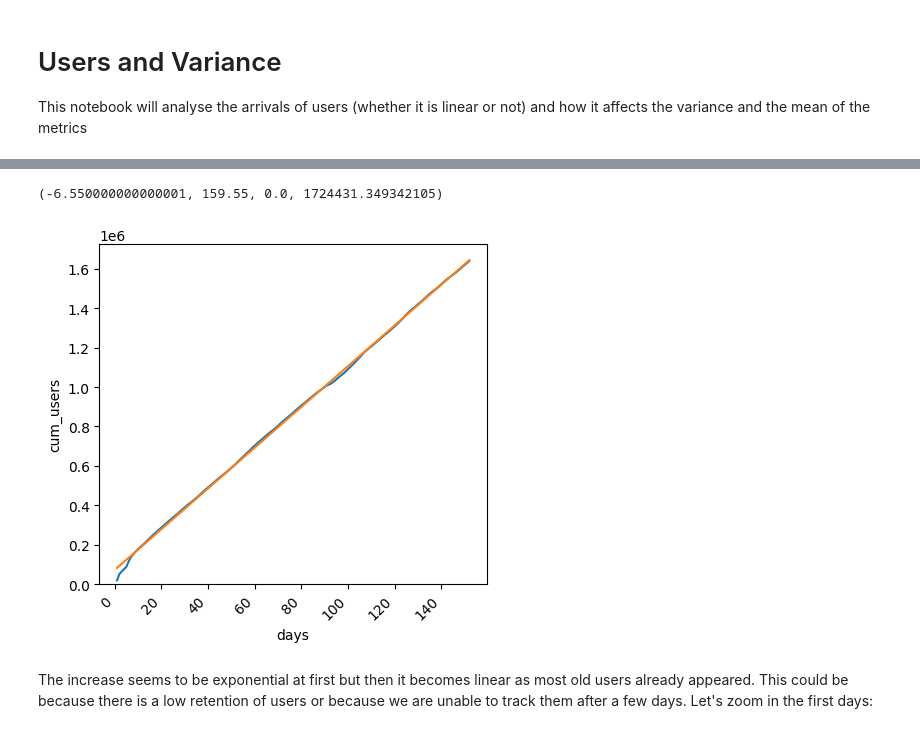
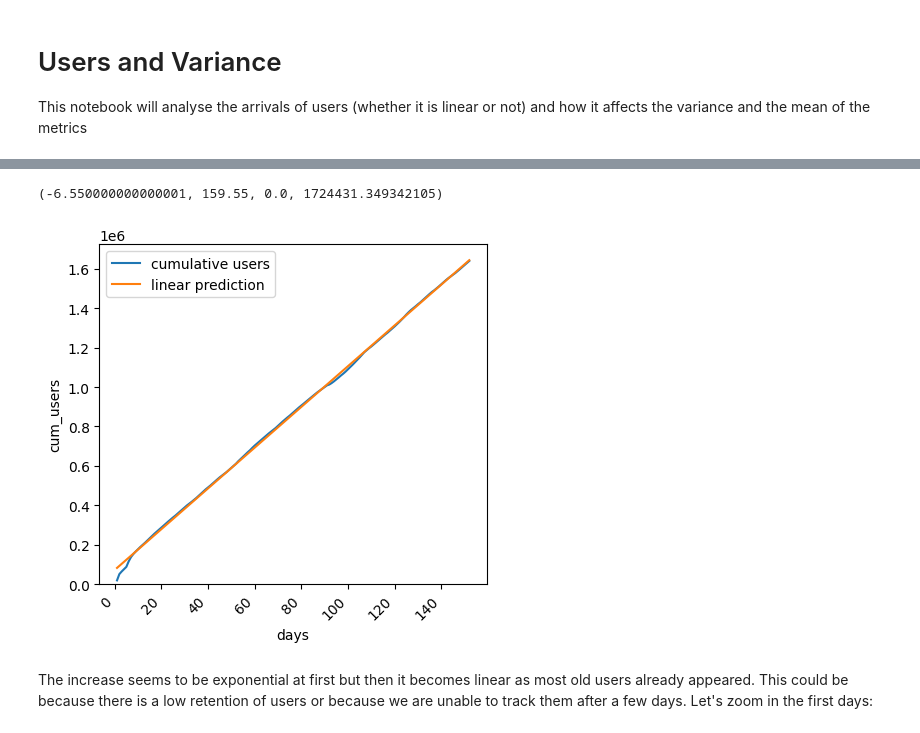
Before and after one commit to Bati-bot/Design-of-experiments-DOE, a Jupyter notebook: users_and_variance.ipynb, the cells around one changed output, grey strips where cells are left out. Saved outputs shown, nothing was run; the diff lists cells and outputs as text; code cells hidden in the pictures.

```diff
--- a/users_and_variance.ipynb
+++ b/users_and_variance.ipynb
@@ -69,17 +69,17 @@ cum_users["days"] = (pd.to_datetime(cum_users["date"]) - pd.to_datetime(cum_user
 # %%
 lr = LinearRegression()
 lr = lr.fit(X=cum_users["days"].values.reshape(-1, 1), y=cum_users["cum_users"])
 lr.predict(X=cum_users["days"].values.reshape(-1, 1))
 cum_users["predicted_users"] = lr.predict(X=cum_users["days"].values.reshape(-1, 1))
 
 fig, ax = plt.subplots(figsize=(5, 5))
-sns.lineplot(data=cum_users, x="days", y="cum_users")
-sns.lineplot(data=cum_users, x="days", y="predicted_users")
+sns.lineplot(data=cum_users, x="days", y="cum_users", label="cumulative users")
+sns.lineplot(data=cum_users, x="days", y="predicted_users", label="linear prediction")
 fig.autofmt_xdate(rotation=45)
 ax.axis(ymin=0)
 # %% [output]
 (-6.550000000000001, 159.55, 0.0, 1724431.349342105)
-[figure, old version]
+[figure, new version]
 # %% [markdown]
 The increase seems to be exponential at first but then it becomes linear as most old users already appeared. This could be because there is a low retention of users or because we are unable to track them after a few days. Let's zoom in the first days:
 # %%
```
Also changed, not shown: parts of 4 cells of this notebook.
